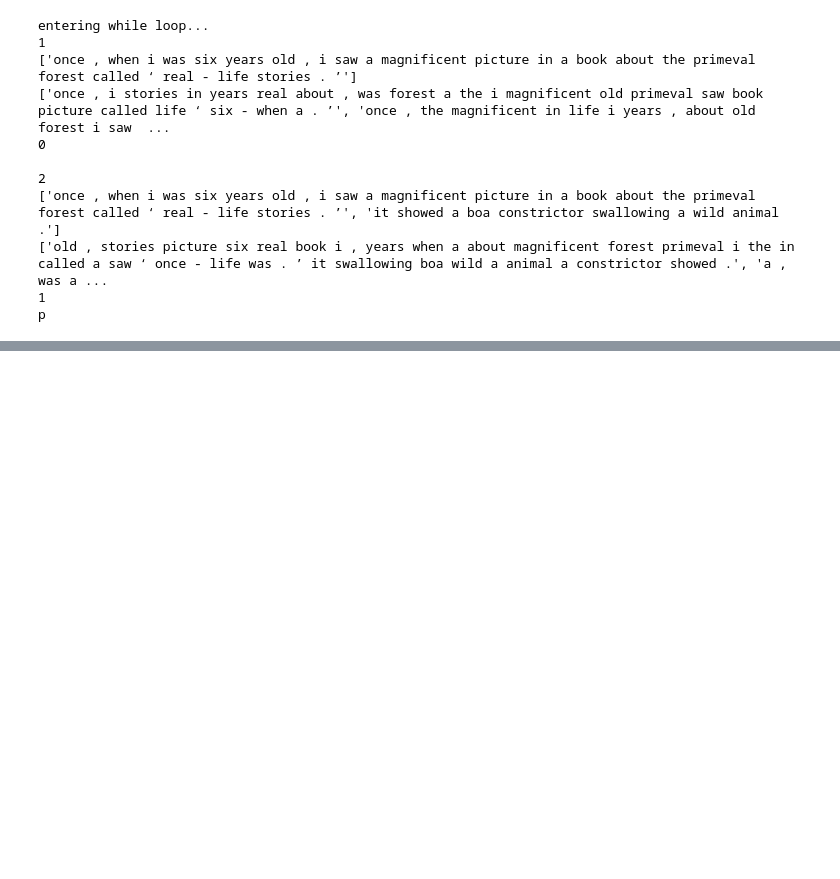
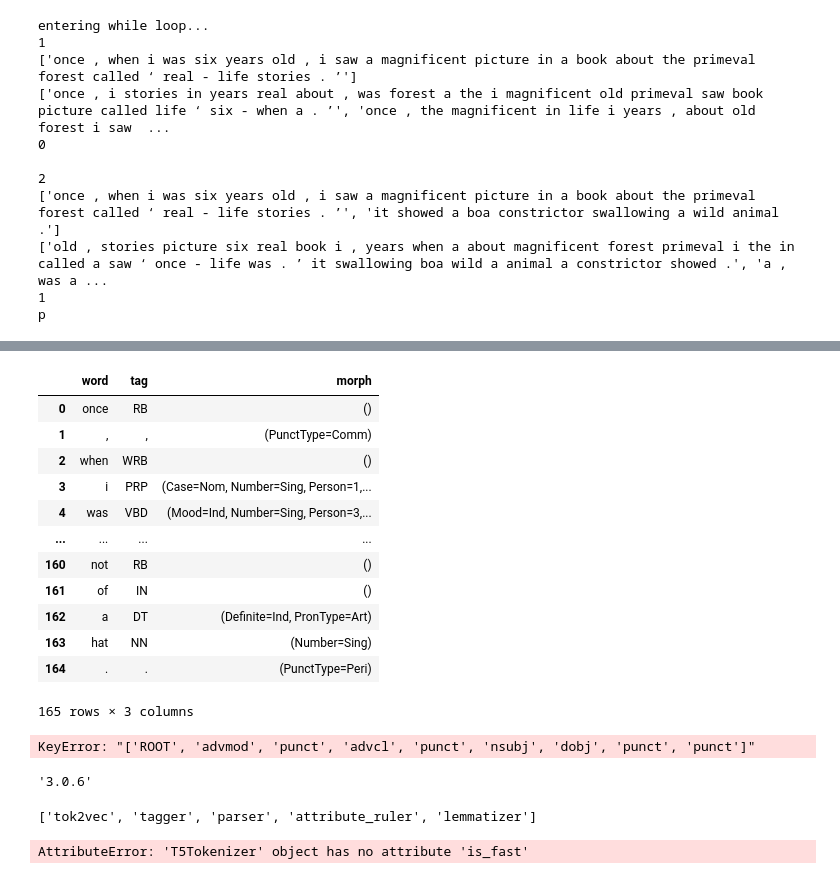
Before and after one commit to AlexandrePsq/NLP_models, a Jupyter notebook: BERT/generate_activations.ipynb, the cells around one changed output, grey strips where cells are left out. Saved outputs shown, nothing was run; the diff lists cells and outputs as text; code cells hidden in the pictures; blank space fills up the shorter version.

```diff
--- a/BERT/generate_activations.ipynb
+++ b/BERT/generate_activations.ipynb
@@ -1058,0 +1633,11 @@ iterator_list[0]
+# %%
+sentence = iterator_list[0][10]
+#sentence = 'This habit of uselessly wasting time, is the whole difficulty; and it is vastly important to you, and still more so to your children, that you should break this habit.'
+#print(sentence)
+#dep_relations_0 = read_yaml('/neurospin/unicog/protocols/IRMf/LePetitPrince_Pallier_2018/LePetitPrince/oldstuff/dependency_parsing/from-0_to-50.yml')
+#from-0_to-100.yml')
+spacy.displacy.render(nlp(sentence), style='dep')
+for sentence in iterator_list[0]:
+    print(sentence)
+    samples = generate_pos_freq_sample(nlp, sentence, dep_relations_0, n_samples=5, limit_iterations=3000, information_type='pos', use_morph=False, same_freq=False, word_freq=None, skip_punctuation=True)
+    spacy.displacy.render(nlp(samples[0]), style='dep')
@@ -1058,0 +1826,5 @@ iterator_list[0]
+# %%
+doc = nlp(sentence)
+for token in doc:
+    print(token.text, token.morph, token.dep_, token.tag_, token.pos_, [item.tag_ for item in token.children], token.ent_iob_, token.ent_type_, token.ent_kb_id_, )
+spacy.displacy.render(doc, style='dep')
@@ -1058,0 +1920,23 @@ iterator_list[0]
+# %%
+nlp = spacy.load("en_core_web_sm")
+doc = nlp(' '.join(iterator_list[0][:10]))
+d = []
+for token in doc:
+    d.append([token.text, token.tag_, token.morph])
+    #print(token.text, token.dep_, token.head.text, token.head.pos_,
+    #        [(child.pos_, child.dep_) for child in token.children])
+pd.DataFrame(d, columns=['word', 'tag', 'morph'])
+# %% [output]
+|  | word | tag | morph |
+| 0 | once | RB | () |
+| 1 | , | , | (PunctType=Comm) |
+| 2 | when | WRB | () |
+| 3 | i | PRP | (Case=Nom, Number=Sing, Person=1,... |
+| 4 | was | VBD | (Mood=Ind, Number=Sing, Person=3,... |
+| ... | ... | ... | ... |
+| 160 | not | RB | () |
+| 161 | of | IN | () |
+| 162 | a | DT | (Definite=Ind, PronType=Art) |
+| 163 | hat | NN | (Number=Sing) |
+| 164 | . | . | (PunctType=Peri) |
+165 rows × 3 columns
@@ -1058,0 +1946,4 @@ iterator_list[0]
+# %%
+generate_sample(iterator_list[0][0])
+# %% [output]
+KeyError: "['ROOT', 'advmod', 'punct', 'advcl', 'punct', 'nsubj', 'dobj', 'punct', 'punct']"
@@ -1058,0 +1953,24 @@ iterator_list[0]
+# %%
+spacy.__version__
+# %% [output]
+'3.0.6'
+# %%
+from benepar import BeneparComponent
+
+nlp = spacy.load("en_core_web_lg")
+nlp.remove_pipe("ner")
+nlp.max_length = np.inf
+print(nlp.pipe_names)
+#nlp.add_pipe("benepar", config={"model": "benepar_en3"})
+nlp.add_pipe(benepar.BeneparComponent("benepar_en3"))
+doc = nlp('The time for action is now. It is never too late to do something.')
+sent = list(doc.sents)[0]
+print(sent._.parse_string)
+# (S (NP (NP (DT The) (NN time)) (PP (IN for) (NP (NN action)))) (VP (VBZ is) (ADVP (RB now))) (. .))
+print(sent._.labels)
+# ('S',)
+print(list(sent._.children)[0])
+# The time for action
+# %% [output]
+['tok2vec', 'tagger', 'parser', 'attribute_ruler', 'lemmatizer']
+AttributeError: 'T5Tokenizer' object has no attribute 'is_fast'
```
Also changed, not shown: parts of 34 cells of this notebook, 2 other files.
